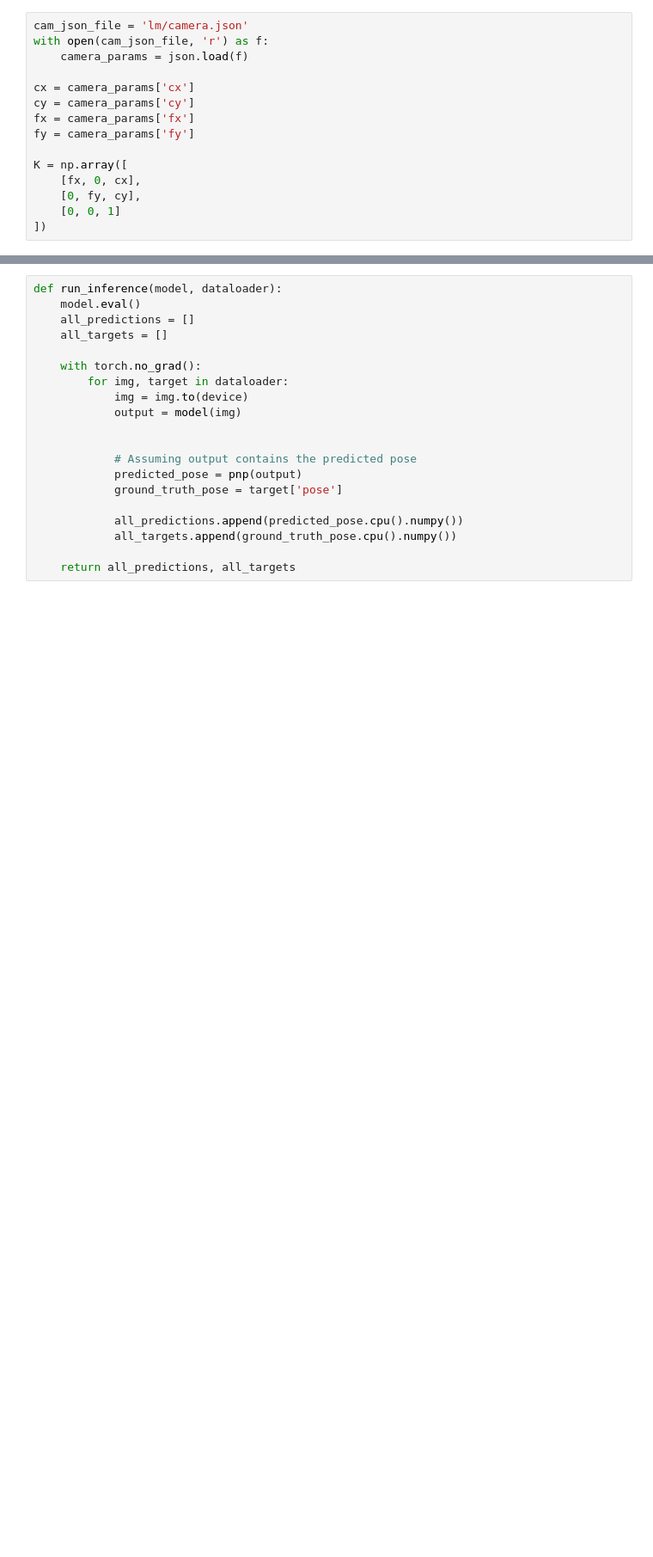
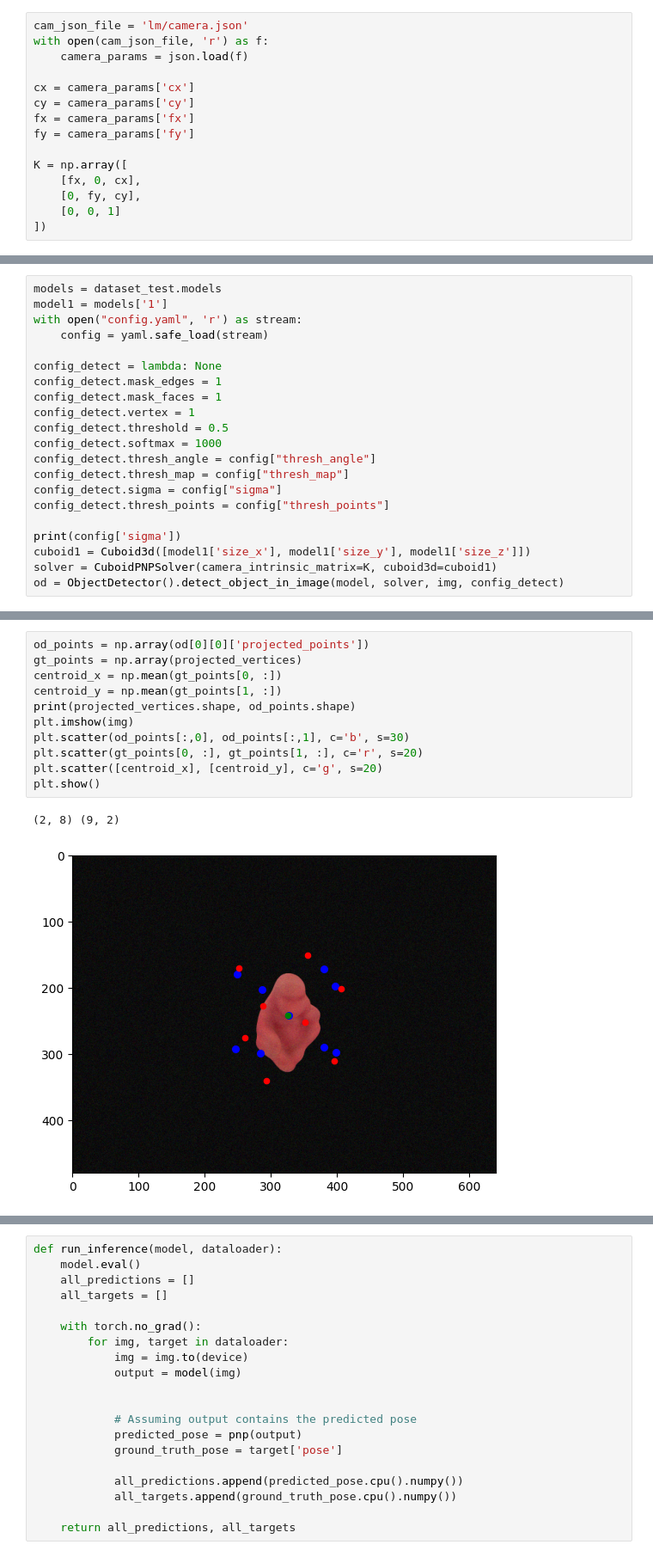
Before and after one commit to kunalb123/computer-vision-6d-pose-estimation, a Jupyter notebook: eval.ipynb, the cells around one changed output, grey strips where cells are left out. Shown at 86% size. Cells and saved outputs as stored; diff of their text form; blank space fills up the shorter version.

```diff
--- a/eval.ipynb
+++ b/eval.ipynb
@@ -61,0 +93,21 @@ img_norm = normalize(dataset[0][0])
+# %%
+models = dataset_test.models
+model1 = models['1']
+with open("config.yaml", 'r') as stream:
+    config = yaml.safe_load(stream)
+
+config_detect = lambda: None
+config_detect.mask_edges = 1
+config_detect.mask_faces = 1
+config_detect.vertex = 1
+config_detect.threshold = 0.5
+config_detect.softmax = 1000
+config_detect.thresh_angle = config["thresh_angle"]
+config_detect.thresh_map = config["thresh_map"]
+config_detect.sigma = config["sigma"]
+config_detect.thresh_points = config["thresh_points"]
+
+print(config['sigma'])
+cuboid1 = Cuboid3d([model1['size_x'], model1['size_y'], model1['size_z']])
+solver = CuboidPNPSolver(camera_intrinsic_matrix=K, cuboid3d=cuboid1)
+od = ObjectDetector().detect_object_in_image(model, solver, img, config_detect)
@@ -61,0 +149,14 @@ img_norm = normalize(dataset[0][0])
+# %%
+od_points = np.array(od[0][0]['projected_points'])
+gt_points = np.array(projected_vertices)
+centroid_x = np.mean(gt_points[0, :])
+centroid_y = np.mean(gt_points[1, :])
+print(projected_vertices.shape, od_points.shape)
+plt.imshow(img)
+plt.scatter(od_points[:,0], od_points[:,1], c='b', s=30)
+plt.scatter(gt_points[0, :], gt_points[1, :], c='r', s=20)
+plt.scatter([centroid_x], [centroid_y], c='g', s=20)
+plt.show()
+# %% [output]
+(2, 8) (9, 2)
+[figure, added]
```
Also changed, not shown: parts of 13 cells of this notebook, 8 other files.
